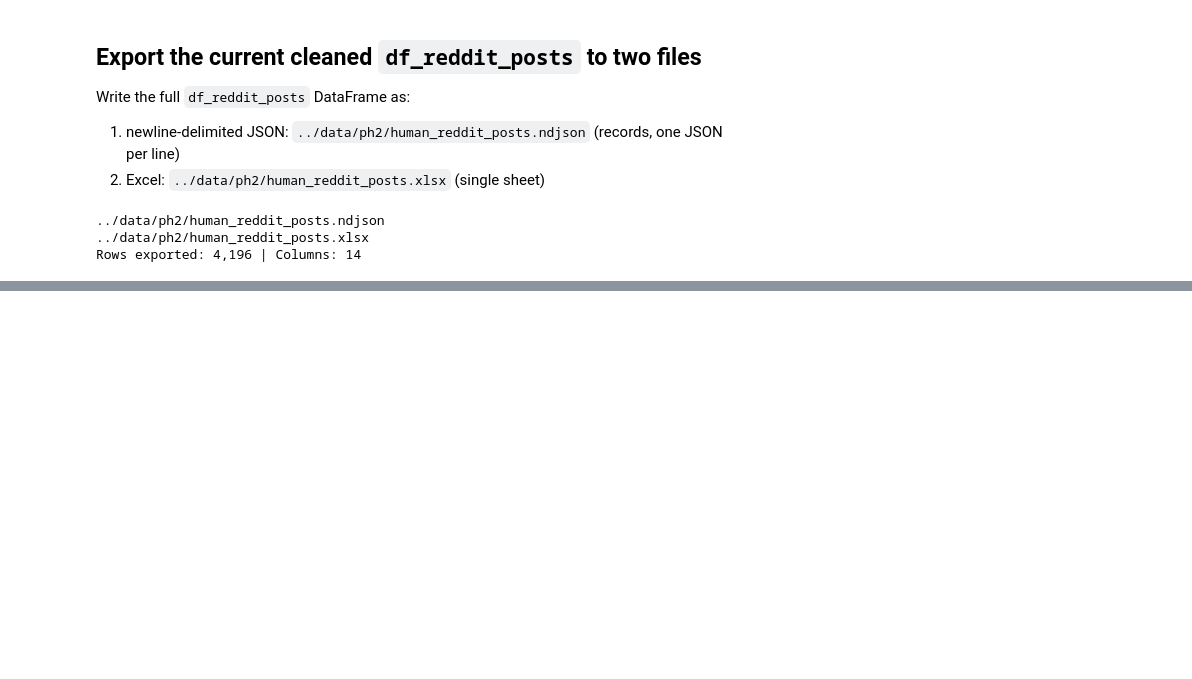
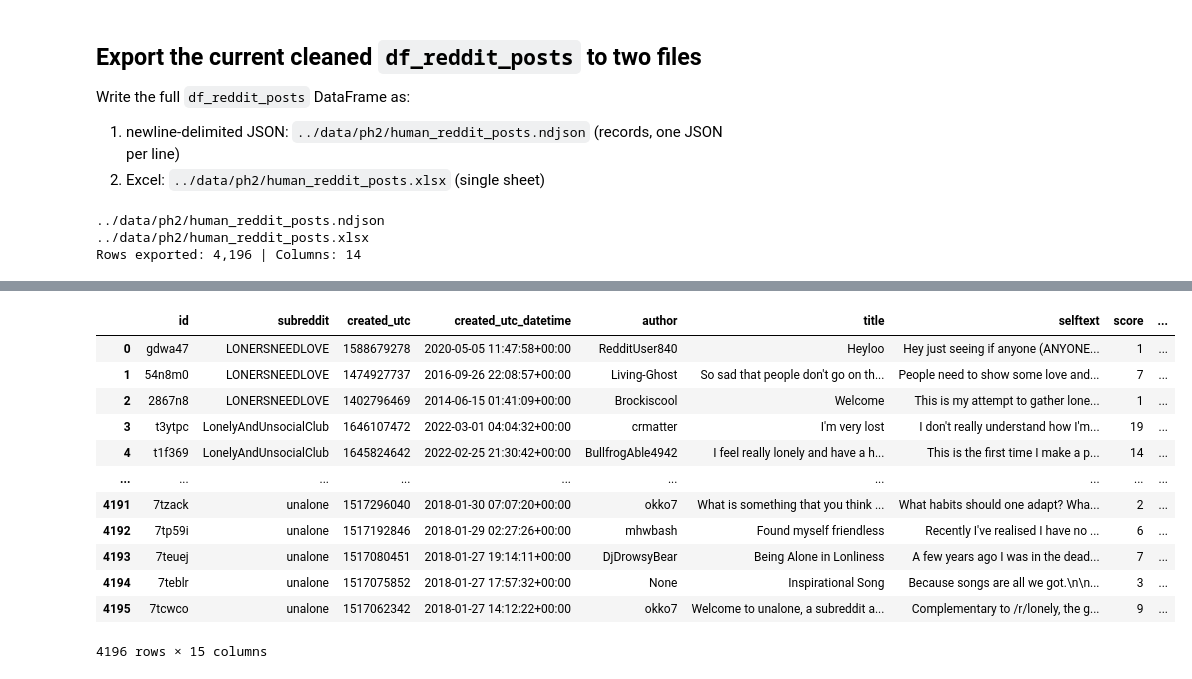
Before and after one commit to laelgelc/cl_st1_andressa, a Jupyter notebook: cl_st1_ph2_andressa/cl_st1_ph2_andressa.ipynb, the cells around one changed output, grey strips where cells are left out. Cells and saved outputs as stored; diff of their text form; code cells hidden in the pictures; blank space fills up the shorter version.

```diff
--- a/cl_st1_ph2_andressa/cl_st1_ph2_andressa.ipynb
+++ b/cl_st1_ph2_andressa/cl_st1_ph2_andressa.ipynb
@@ -596,0 +639,39 @@ Rows exported: 4,196 | Columns: 14
+# %%
+import pandas as pd
+
+dt_col = "created_utc_datetime"
+
+df_human_reddit_posts[dt_col] = pd.to_datetime(
+    df_human_reddit_posts["created_utc"],
+    unit="s",
+    utc=True,
+    errors="coerce",
+)
+
+cols = df_human_reddit_posts.columns.tolist()
+if dt_col in cols:
+    cols.remove(dt_col)
+
+created_pos = cols.index("created_utc")
+cols = cols[: created_pos + 1] + [dt_col] + cols[created_pos + 1:]
+
+df_human_reddit_posts = df_human_reddit_posts.loc[:, cols]
+
+#display(df_human_reddit_posts[["created_utc", "created_utc_datetime"]].head())
+#display(df_human_reddit_posts.dtypes)
+
+df_human_reddit_posts
+# %% [output]
+|  | id | subreddit | created_utc | created_utc_datetime | author | title | selftext | score | ... |
+| 0 | gdwa47 | LONERSNEEDLOVE | 1588679278 | 2020-05-05 11:47:58+00:00 | RedditUser840 | Heyloo | Hey just seeing if anyone (ANYONE... | 1 | ... |
+| 1 | 54n8m0 | LONERSNEEDLOVE | 1474927737 | 2016-09-26 22:08:57+00:00 | Living-Ghost | So sad that people don't go on th... | People need to show some love and... | 7 | ... |
+| 2 | 2867n8 | LONERSNEEDLOVE | 1402796469 | 2014-06-15 01:41:09+00:00 | Brockiscool | Welcome | This is my attempt to gather lone... | 1 | ... |
+| 3 | t3ytpc | LonelyAndUnsocialClub | 1646107472 | 2022-03-01 04:04:32+00:00 | crmatter | I'm very lost | I don't really understand how I'm... | 19 | ... |
+| 4 | t1f369 | LonelyAndUnsocialClub | 1645824642 | 2022-02-25 21:30:42+00:00 | BullfrogAble4942 | I feel really lonely and have a h... | This is the first time I make a p... | 14 | ... |
+| ... | ... | ... | ... | ... | ... | ... | ... | ... | ... |
+| 4191 | 7tzack | unalone | 1517296040 | 2018-01-30 07:07:20+00:00 | okko7 | What is something that you think ... | What habits should one adapt? Wha... | 2 | ... |
+| 4192 | 7tp59i | unalone | 1517192846 | 2018-01-29 02:27:26+00:00 | mhwbash | Found myself friendless | Recently I've realised I have no ... | 6 | ... |
+| 4193 | 7teuej | unalone | 1517080451 | 2018-01-27 19:14:11+00:00 | DjDrowsyBear | Being Alone in Lonliness | A few years ago I was in the dead... | 7 | ... |
+| 4194 | 7teblr | unalone | 1517075852 | 2018-01-27 17:57:32+00:00 | None | Inspirational Song | Because songs are all we got.\n\n... | 3 | ... |
+| 4195 | 7tcwco | unalone | 1517062342 | 2018-01-27 14:12:22+00:00 | okko7 | Welcome to unalone, a subreddit a... | Complementary to /r/lonely, the g... | 9 | ... |
+4196 rows × 15 columns
```
Also changed, not shown: parts of 14 cells of this notebook, 2 other files.
